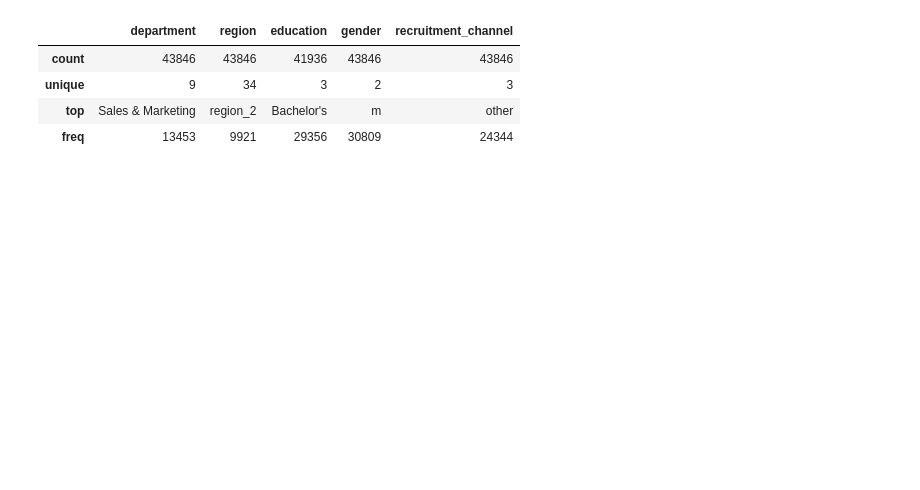
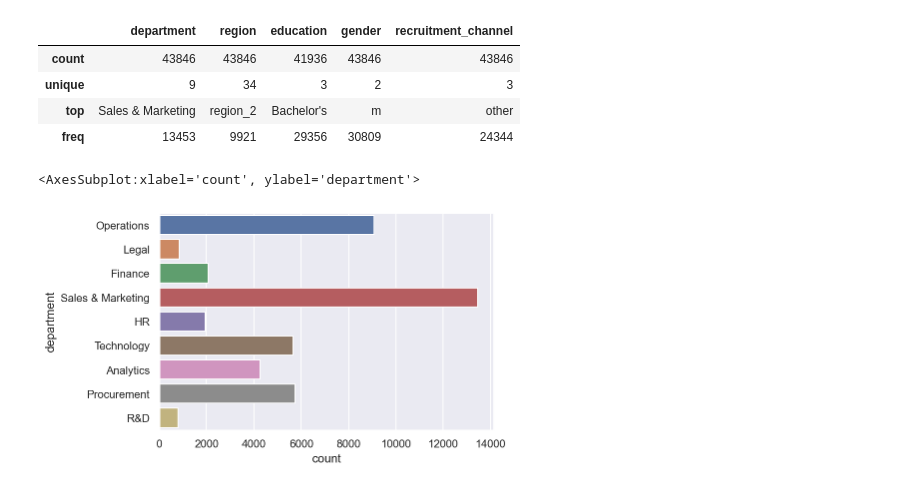
Before and after one commit to giordanap/MLA, a Jupyter notebook: Proyecto 01 - HR Analytics/00-apellido-nombre-proyecto1.ipynb, the cells around one changed output. Cells and saved outputs as stored; diff of their text form; code cells hidden in the pictures; blank space fills up the shorter version.

```diff
--- a/Proyecto 01 - HR Analytics/00-apellido-nombre-proyecto1.ipynb
+++ b/Proyecto 01 - HR Analytics/00-apellido-nombre-proyecto1.ipynb
@@ -358,3 +368,8 @@ X_train.describe(
 | unique | 9 | 34 | 3 | 2 | 3 |
 | top | Sales & Marketing | region_2 | Bachelor's | m | other |
 | freq | 13453 | 9921 | 29356 | 30809 | 24344 |
+# %%
+sns.countplot(data = X_train, y = 'department')
+# %% [output]
+<AxesSubplot:xlabel='count', ylabel='department'>
+[figure, added]
```
Also changed, not shown: parts of 15 cells of this notebook.
